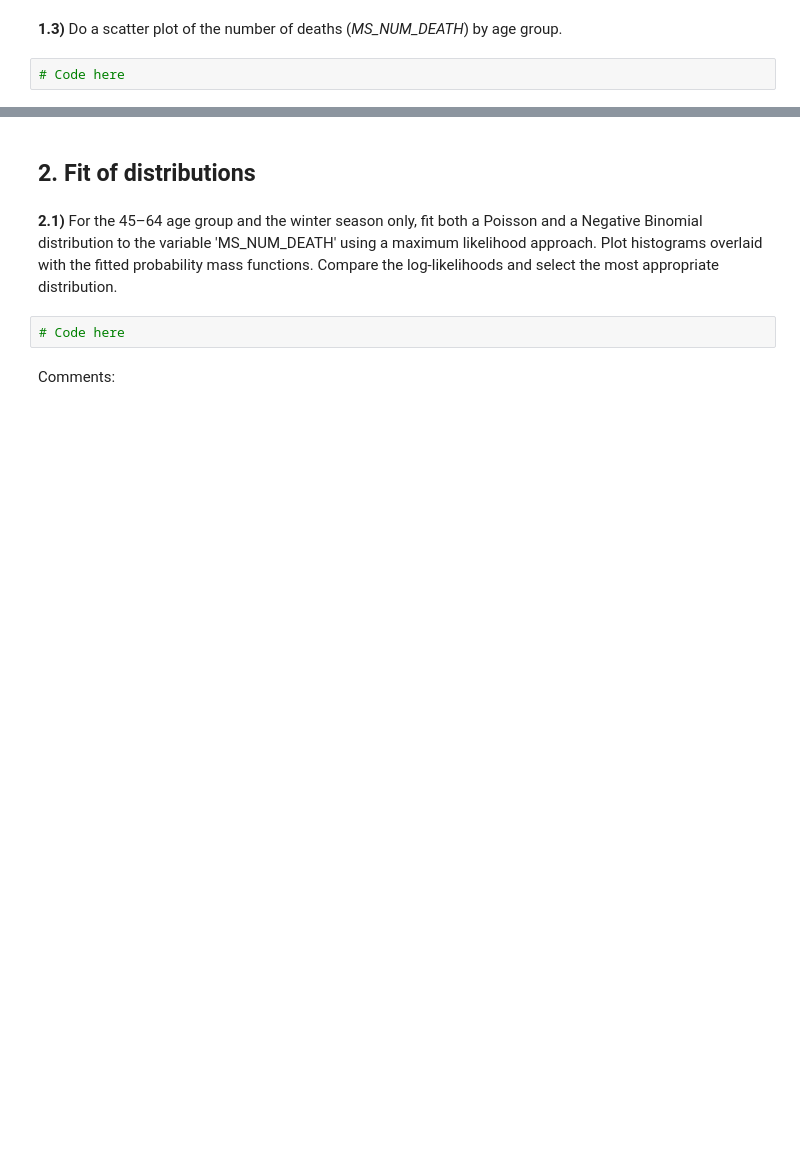
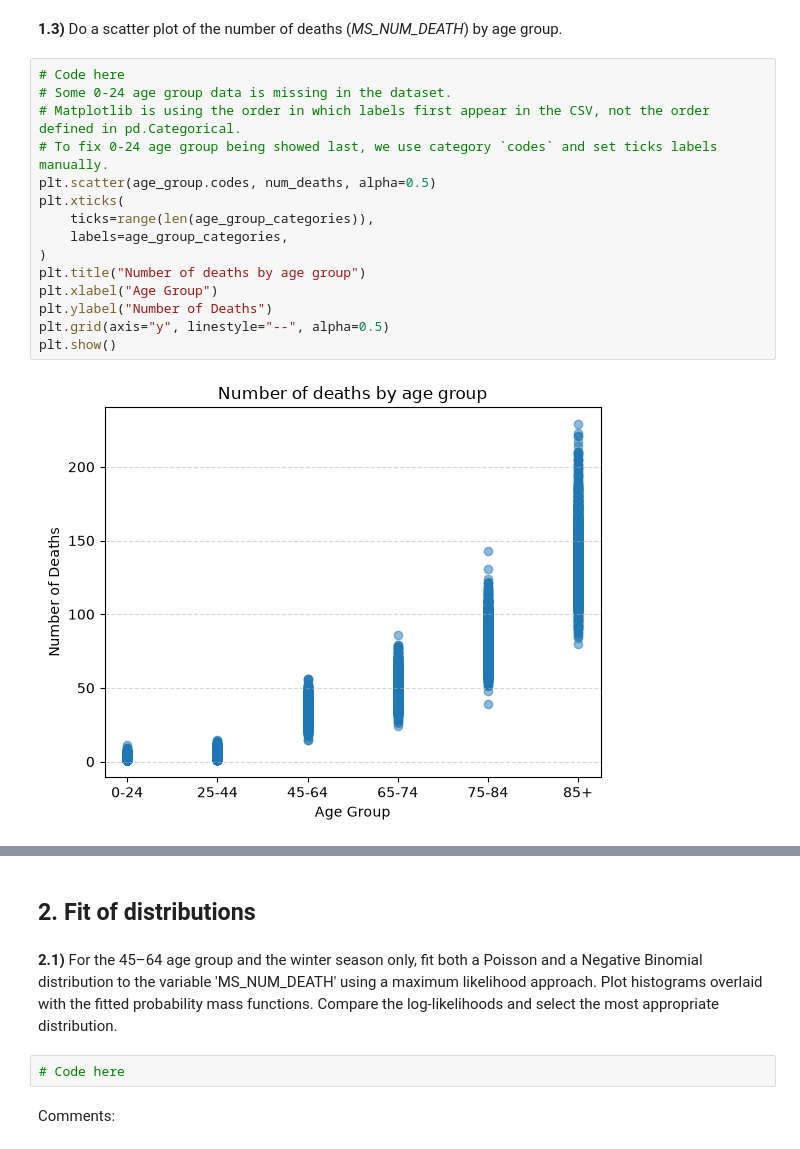
Before and after one commit to NJurquet/lepl1109-hackatons, a Jupyter notebook: Hackathon_1_-_Statistics/Hackathon_26_27.ipynb, the cells around one changed output, grey strips where cells are left out. Drawn from its saved outputs; the diff is of its cells as text; blank space fills up the shorter version.

```diff
--- a/Hackathon_1_-_Statistics/Hackathon_26_27.ipynb
+++ b/Hackathon_1_-_Statistics/Hackathon_26_27.ipynb
@@ -56,5 +141,20 @@ Comments:
 **1.3)** Do a scatter plot of the number of deaths (*MS\_NUM\_DEATH*) by age group.
 # %%
 # Code here
+# Some 0-24 age group data is missing in the dataset.
+# Matplotlib is using the order in which labels first appear in the CSV, not the order defined in pd.Categorical.
+# To fix 0-24 age group being showed last, we use category `codes` and set ticks labels manually.
+plt.scatter(age_group.codes, num_deaths, alpha=0.5)
+plt.xticks(
+    ticks=range(len(age_group_categories)),
+    labels=age_group_categories,
+)
+plt.title("Number of deaths by age group")
+plt.xlabel("Age Group")
+plt.ylabel("Number of Deaths")
+plt.grid(axis="y", linestyle="--", alpha=0.5)
+plt.show()
+# %% [output]
+[figure, added]
 # %% [markdown]
 Comments:
```
Also changed, not shown: parts of 6 cells of this notebook.
